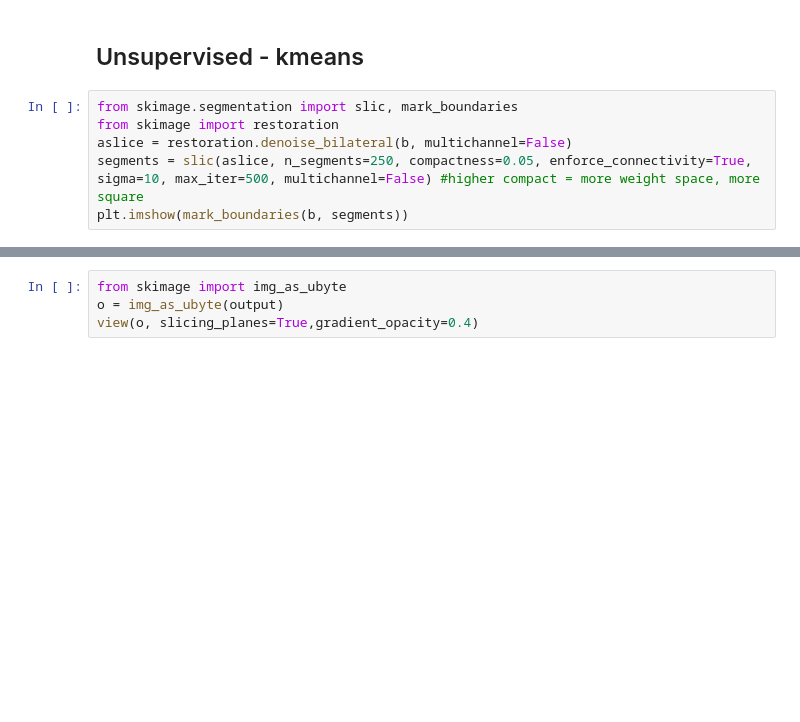
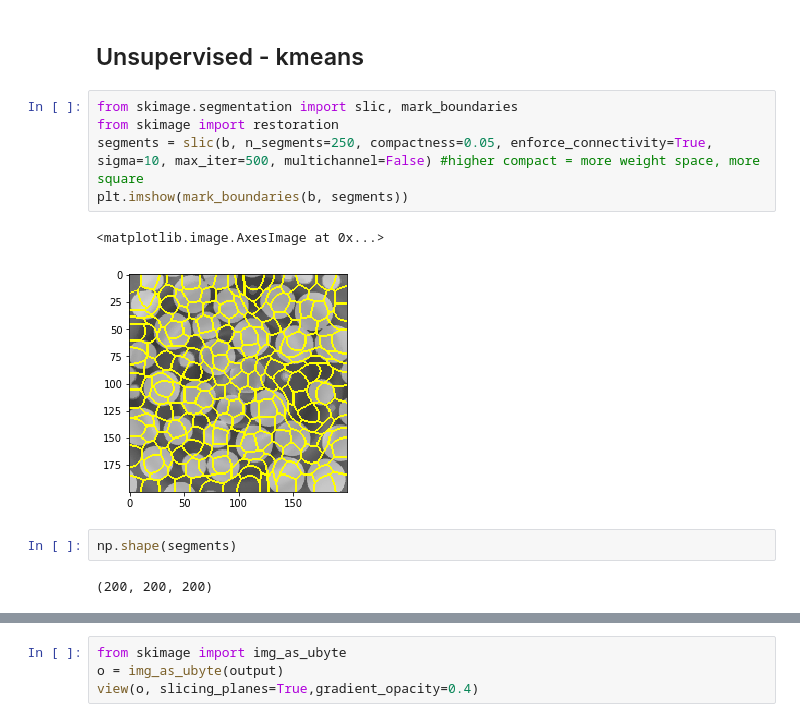
Before and after one commit to CameraIA/dipmicroct, a Jupyter notebook: partII/03_analyze3D.ipynb, the cells around one changed output, grey strips where cells are left out. Drawn from its saved outputs; the diff is of its cells as text; blank space fills up the shorter version.

Commit message:
fixed slic

```diff
--- a/partII/03_analyze3D.ipynb
+++ b/partII/03_analyze3D.ipynb
@@ -372,9 +372,15 @@ plt.imshow(c)
 # %%
 from skimage.segmentation import slic, mark_boundaries
 from skimage import restoration
-aslice = restoration.denoise_bilateral(b, multichannel=False)
-segments = slic(aslice, n_segments=250, compactness=0.05, enforce_connectivity=True, sigma=10, max_iter=500, multichannel=False) #higher compact = more weight space, more square
+segments = slic(b, n_segments=250, compactness=0.05, enforce_connectivity=True, sigma=10, max_iter=500, multichannel=False) #higher compact = more weight space, more square
 plt.imshow(mark_boundaries(b, segments))
+# %% [output]
+<matplotlib.image.AxesImage at 0x...>
+[figure, added]
+# %%
+np.shape(segments)
+# %% [output]
+(200, 200, 200)
 # %%
 from skimage import color
 from skimage.future import graph
```
Also changed, not shown: parts of 4 cells of this notebook.
